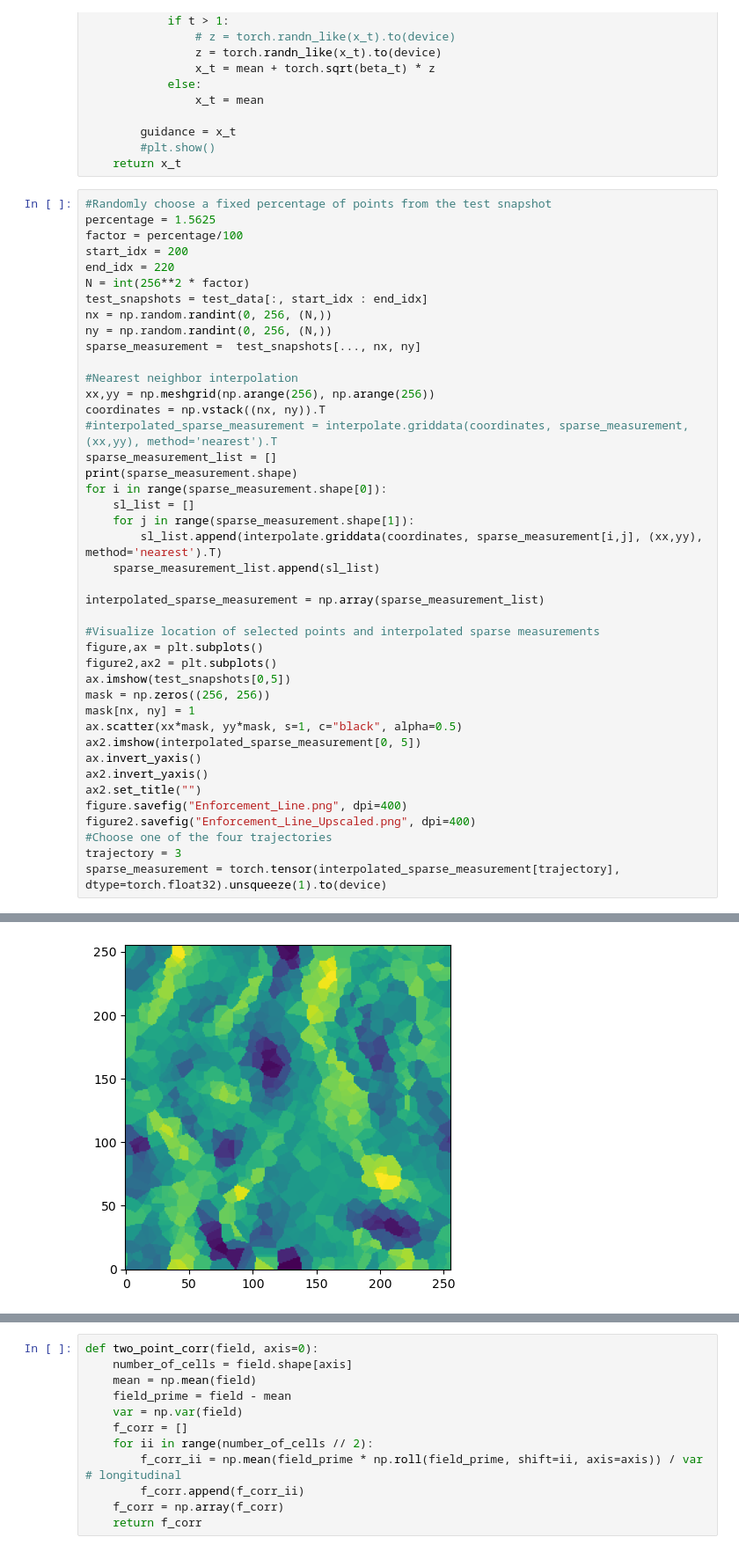
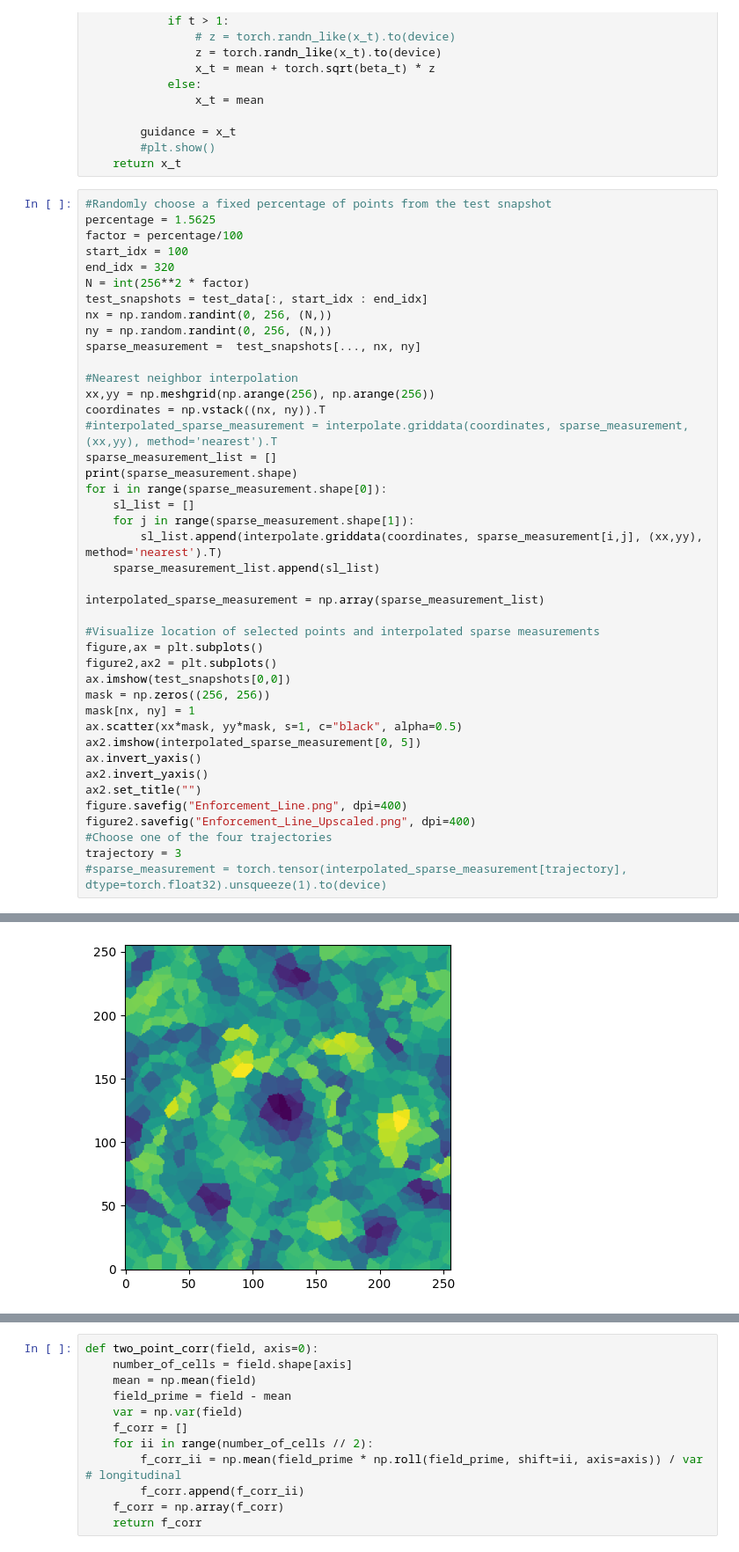
Before and after one commit to baristuran/baris-personal, a Jupyter notebook: data_assimilation.ipynb, the cells around one changed output, grey strips where cells are left out. Shown at 88% size. Drawn from its saved outputs; the diff is of its cells as text.

```diff
--- a/data_assimilation.ipynb
+++ b/data_assimilation.ipynb
@@ -114,8 +114,8 @@ def denoise(guidance, model, K, beta_min = 1e-4, beta_max = 0.02, steps=[1000],
 #Randomly choose a fixed percentage of points from the test snapshot
 percentage = 1.5625
 factor = percentage/100
-start_idx = 200
-end_idx = 220
+start_idx = 100
+end_idx = 320
 N = int(256**2 * factor)
 test_snapshots = test_data[:, start_idx : end_idx]
 nx = np.random.randint(0, 256, (N,))
@@ -139,7 +139,7 @@ interpolated_sparse_measurement = np.array(sparse_measurement_list)
 #Visualize location of selected points and interpolated sparse measurements
 figure,ax = plt.subplots()
 figure2,ax2 = plt.subplots()
-ax.imshow(test_snapshots[0,5])
+ax.imshow(test_snapshots[0,0])
 mask = np.zeros((256, 256))
 mask[nx, ny] = 1
 ax.scatter(xx*mask, yy*mask, s=1, c="black", alpha=0.5)
@@ -151,5 +151,5 @@ figure.savefig("Enforcement_Line.png", dpi=400)
 figure2.savefig("Enforcement_Line_Upscaled.png", dpi=400)
 #Choose one of the four trajectories
 trajectory = 3
-sparse_measurement = torch.tensor(interpolated_sparse_measurement[trajectory],  dtype=torch.float32).unsqueeze(1).to(device)
+#sparse_measurement = torch.tensor(interpolated_sparse_measurement[trajectory],  dtype=torch.float32).unsqueeze(1).to(device)
 # %% [output]
@@ -158,4 +158,4 @@ sparse_measurement = torch.tensor(interpolated_sparse_measurement[trajectory],
-[figure, old version]
+[figure, new version]
 # %%
 class NumpyDataset(Dataset):
     def __init__(self, data):
```
Also changed, not shown: parts of 9 cells of this notebook, 1 other file.
